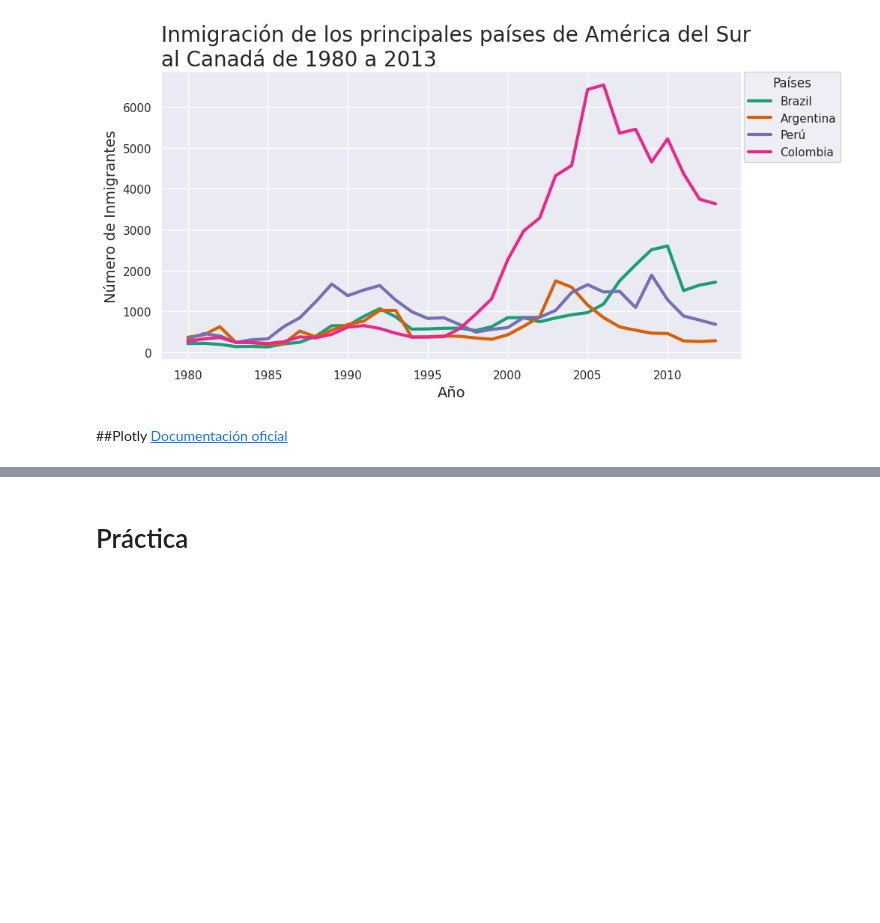
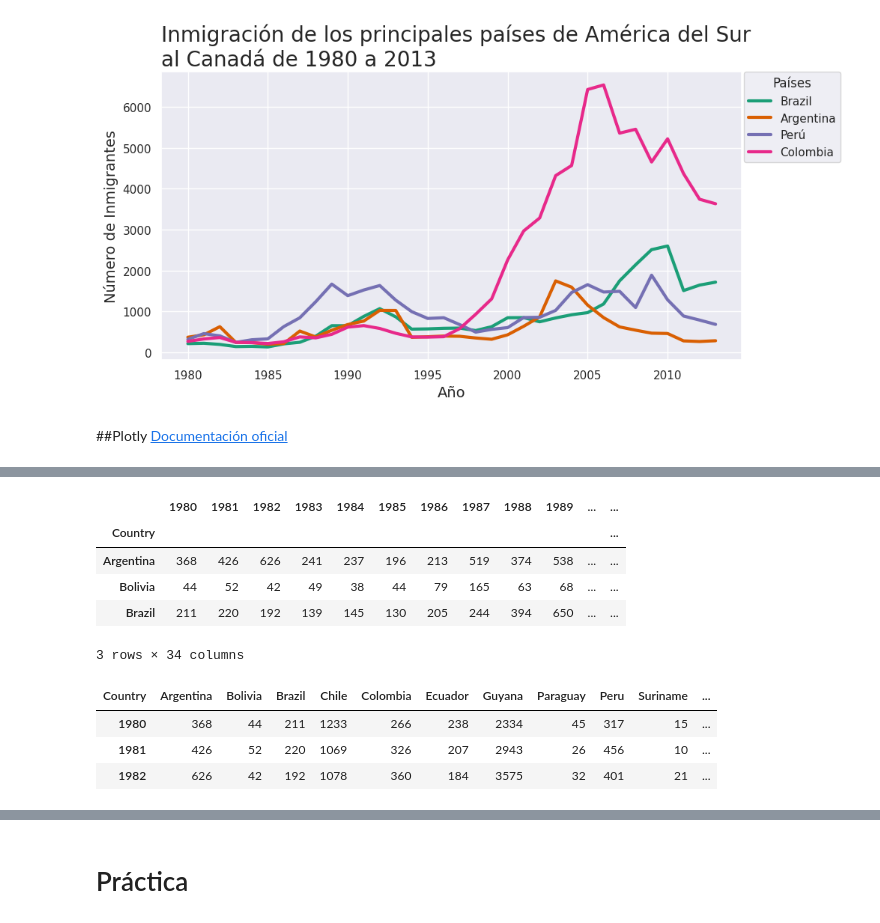
Before and after one commit to AenimaLabs/Oracle_One_Data_Science, a Jupyter notebook: Visualización_de_datos.ipynb, the cells around one changed output, grey strips where cells are left out. Drawn from its saved outputs; the diff is of its cells as text; code cells hidden in the pictures; blank space fills up the shorter version.

```diff
--- a/Visualización_de_datos.ipynb
+++ b/Visualización_de_datos.ipynb
@@ -686,0 +702,18 @@ fig.show()
+# %%
+sudamerica.drop(['Continent', 'Region', 'Total', 'DevName'], axis=1, inplace=True)
+display(sudamerica.head(3))
+# %% [output]
+|  | 1980 | 1981 | 1982 | 1983 | 1984 | 1985 | 1986 | 1987 | 1988 | 1989 | ... | ... |
+| Country |  |  |  |  |  |  |  |  |  |  |  | ... |
+| Argentina | 368 | 426 | 626 | 241 | 237 | 196 | 213 | 519 | 374 | 538 | ... | ... |
+| Bolivia | 44 | 52 | 42 | 49 | 38 | 44 | 79 | 165 | 63 | 68 | ... | ... |
+| Brazil | 211 | 220 | 192 | 139 | 145 | 130 | 205 | 244 | 394 | 650 | ... | ... |
+3 rows × 34 columns
+# %%
+sudamerica = sudamerica.T
+display(sudamerica.head(3))
+# %% [output]
+| Country | Argentina | Bolivia | Brazil | Chile | Colombia | Ecuador | Guyana | Paraguay | Peru | Suriname | ... |
+| 1980 | 368 | 44 | 211 | 1233 | 266 | 238 | 2334 | 45 | 317 | 15 | ... |
+| 1981 | 426 | 52 | 220 | 1069 | 326 | 207 | 2943 | 26 | 456 | 10 | ... |
+| 1982 | 626 | 42 | 192 | 1078 | 360 | 184 | 3575 | 32 | 401 | 21 | ... |
```
Also changed, not shown: parts of 17 cells of this notebook.
